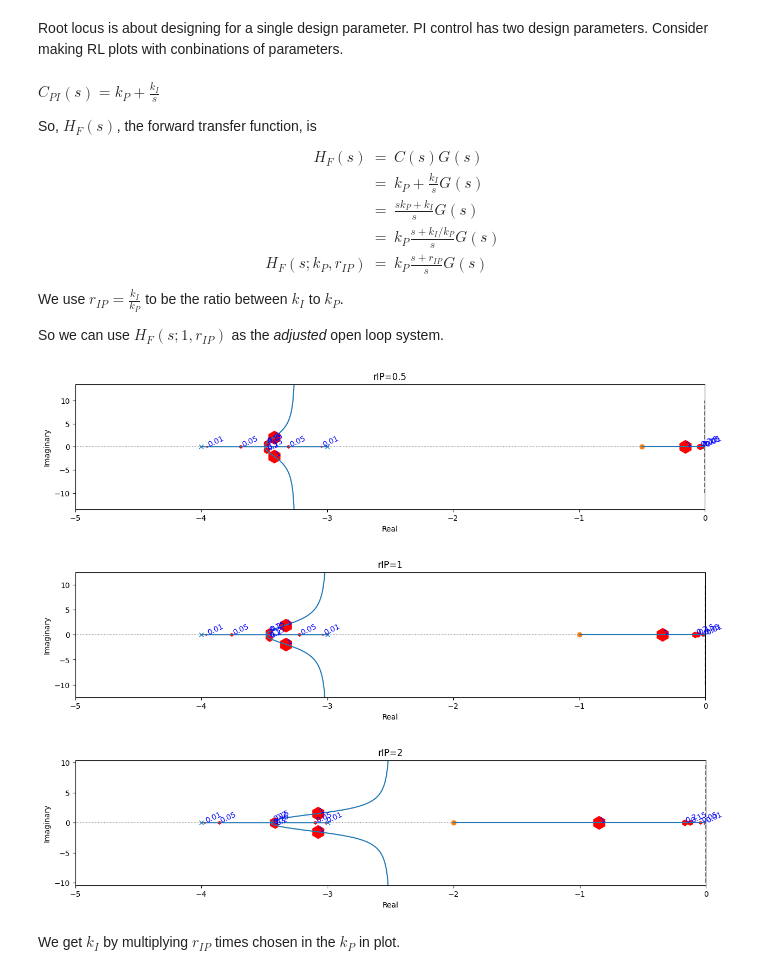
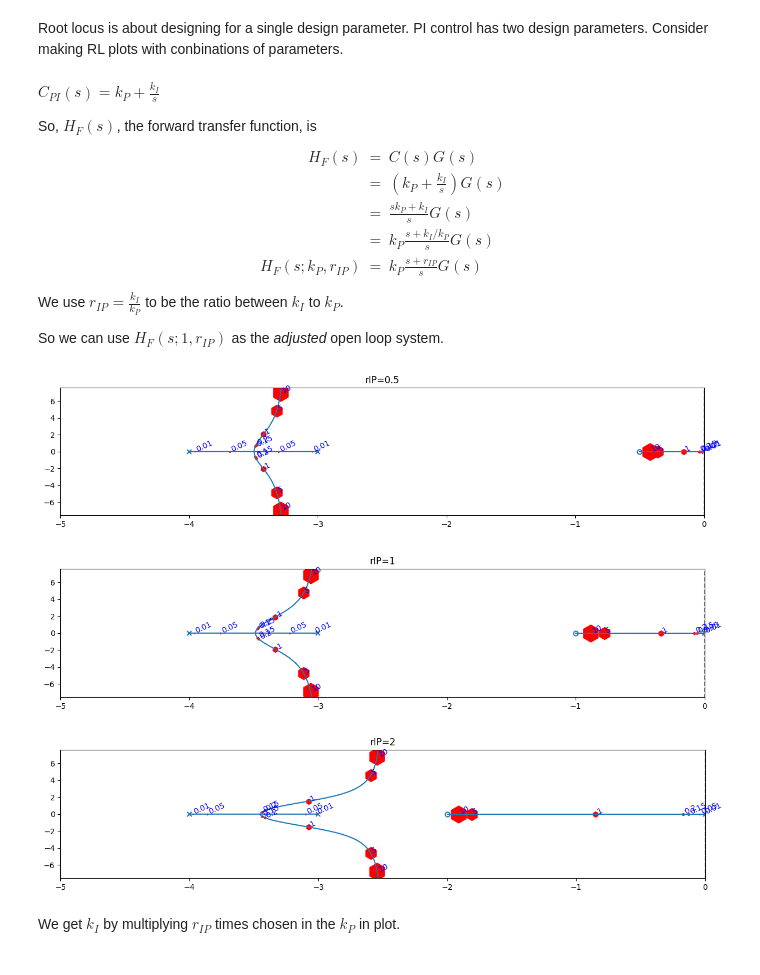
Before and after one commit to joseph-hellerstein/advanced-controls-lectures, a Jupyter notebook: short_class_lectures/Lecture_7_Root_Locus_Design/root_locus_analysis.ipynb, the cells around one changed output. Drawn from its saved outputs; the diff is of its cells as text; code cells hidden in the pictures.

```diff
--- a/short_class_lectures/Lecture_7_Root_Locus_Design/root_locus_analysis.ipynb
+++ b/short_class_lectures/Lecture_7_Root_Locus_Design/root_locus_analysis.ipynb
@@ -525,7 +567,7 @@ $C_{PI} (s) = k_P + \frac{k_I}{s}$
 So, $H_F(s)$, the forward transfer function, is
 \begin{eqnarray}
 H_F(s) & = & C(s) G(s) \\
- & = & k_P + \frac{k_I}{s} G(s) \\
+ & = & (k_P + \frac{k_I}{s} )G(s) \\
  & = & \frac{s k_P + k_I}{s} G(s) \\
  & = & k_P \frac{s + k_I/k_P}{s} G(s) \\
 H_F(s; k_P, r_{IP}) & = & k_P \frac{s + r_{IP}}{s} G(s)
@@ -537,15 +579,15 @@ So we can use $H_F(s; 1, r_{IP})$ as the *adjusted* open loop system.
 # %%
 # Iteratively consider multiple values of rIP
 ol_tf = control.zpk([], [-3, -4], [5])
 s = control.TransferFunction.s
 for rIP in [0.5, 1, 2]:
     adj_ol_tf = (s + rIP)/s * ol_tf  # Adjusted open loop system
-    _ = plotRootLocusWithGains(adj_ol_tf, gains=[0.01, 0.05, 0.15, 0.2, 1], markersize_multiplier=300,
+    _ = plotRootLocusWithGains(adj_ol_tf, gains=[0.01, 0.05, 0.15, 0.2, 1, 5, 10], markersize_multiplier=50,
         xlim=[-5, 0], figsize=(15, 3), is_annotate=True, title=f"rIP={rIP}")
 # %% [output]
-[figure, old version]
+[figure, new version]
-[figure, old version]
+[figure, new version]
-[figure, old version]
+[figure, new version]
 # %% [markdown]
 We get $k_I$ by multiplying $r_{IP}$ times chosen in the $k_P$ in plot.
 # %% [markdown]
```
Also changed, not shown: parts of 30 cells of this notebook.
